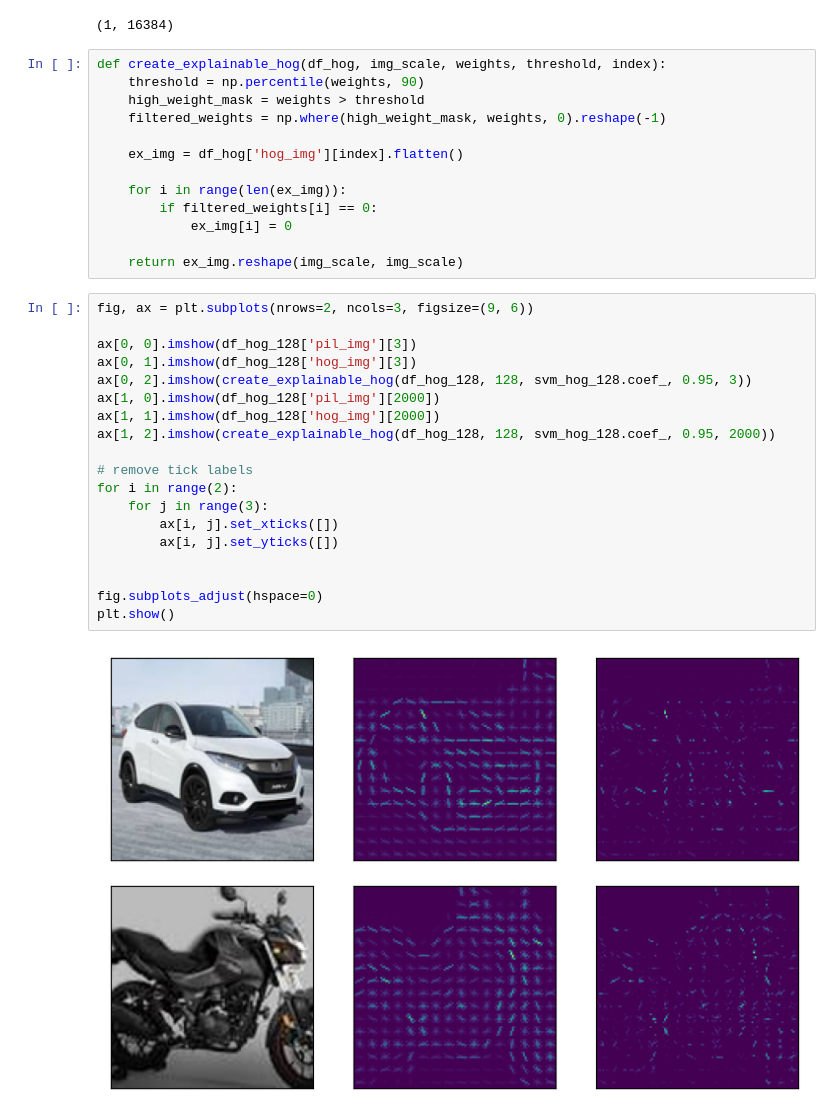
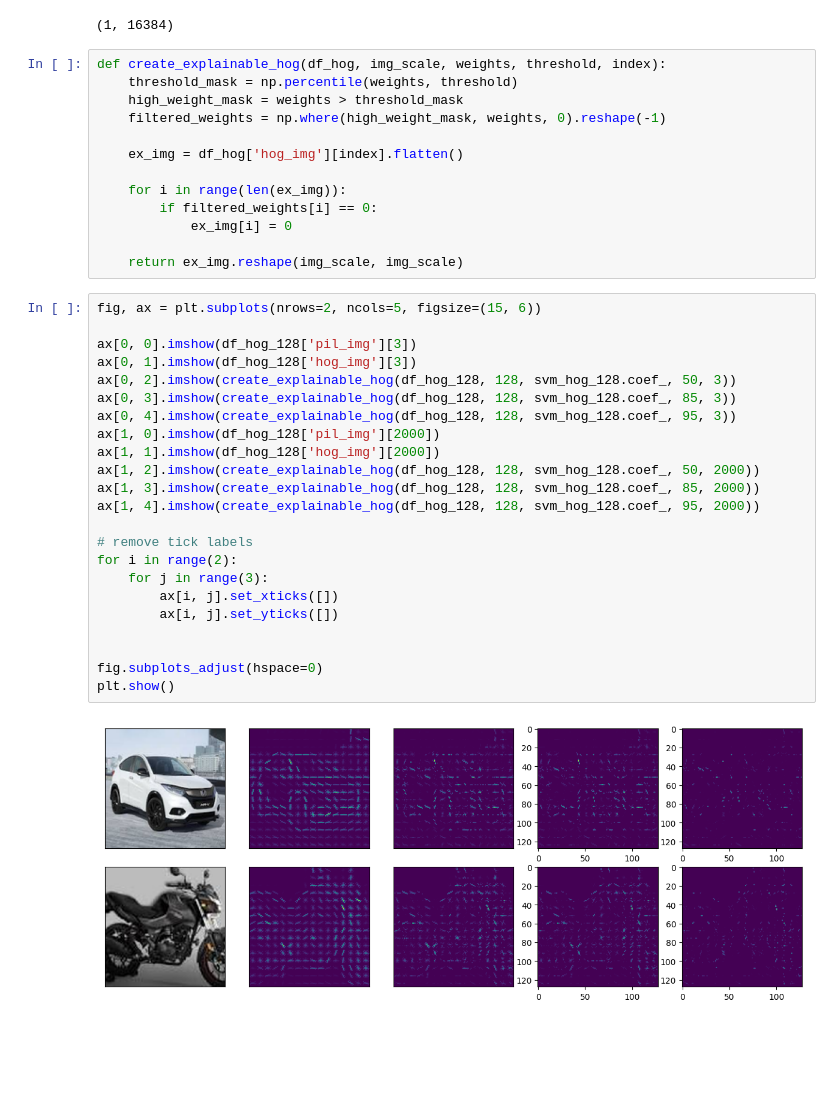
Before and after one commit to tarekel96/Explainable_Computer_Version, a Jupyter notebook: model.ipynb, the cells around one changed output. Saved outputs shown, nothing was run; the diff lists cells and outputs as text; blank space fills up the shorter version.

```diff
--- a/model.ipynb
+++ b/model.ipynb
@@ -285,8 +285,8 @@ svm_hog_128.coef_.shape
 (1, 16384)
 # %%
 def create_explainable_hog(df_hog, img_scale, weights, threshold, index):
-    threshold = np.percentile(weights, 90)
-    high_weight_mask = weights > threshold
+    threshold_mask = np.percentile(weights, threshold)
+    high_weight_mask = weights > threshold_mask
     filtered_weights = np.where(high_weight_mask, weights, 0).reshape(-1)
 
     ex_img = df_hog['hog_img'][index].flatten()
@@ -297,23 +297,27 @@ def create_explainable_hog(df_hog, img_scale, weights, threshold, index):
 
     return ex_img.reshape(img_scale, img_scale)
 # %%
-fig, ax = plt.subplots(nrows=2, ncols=3, figsize=(9, 6))
+fig, ax = plt.subplots(nrows=2, ncols=5, figsize=(15, 6))
 
 ax[0, 0].imshow(df_hog_128['pil_img'][3])
 ax[0, 1].imshow(df_hog_128['hog_img'][3])
-ax[0, 2].imshow(create_explainable_hog(df_hog_128, 128, svm_hog_128.coef_, 0.95, 3))
+ax[0, 2].imshow(create_explainable_hog(df_hog_128, 128, svm_hog_128.coef_, 50, 3))
+ax[0, 3].imshow(create_explainable_hog(df_hog_128, 128, svm_hog_128.coef_, 85, 3))
+ax[0, 4].imshow(create_explainable_hog(df_hog_128, 128, svm_hog_128.coef_, 95, 3))
 ax[1, 0].imshow(df_hog_128['pil_img'][2000])
 ax[1, 1].imshow(df_hog_128['hog_img'][2000])
-ax[1, 2].imshow(create_explainable_hog(df_hog_128, 128, svm_hog_128.coef_, 0.95, 2000))
+ax[1, 2].imshow(create_explainable_hog(df_hog_128, 128, svm_hog_128.coef_, 50, 2000))
+ax[1, 3].imshow(create_explainable_hog(df_hog_128, 128, svm_hog_128.coef_, 85, 2000))
+ax[1, 4].imshow(create_explainable_hog(df_hog_128, 128, svm_hog_128.coef_, 95, 2000))
 
 # remove tick labels
 for i in range(2):
     for j in range(3):
         ax[i, j].set_xticks([])
         ax[i, j].set_yticks([])
 
 
 fig.subplots_adjust(hspace=0)
 plt.show()
 # %% [output]
-[figure, old version]
+[figure, new version]
```
Also changed, not shown: parts of 1 cell of this notebook, 5 other files.
